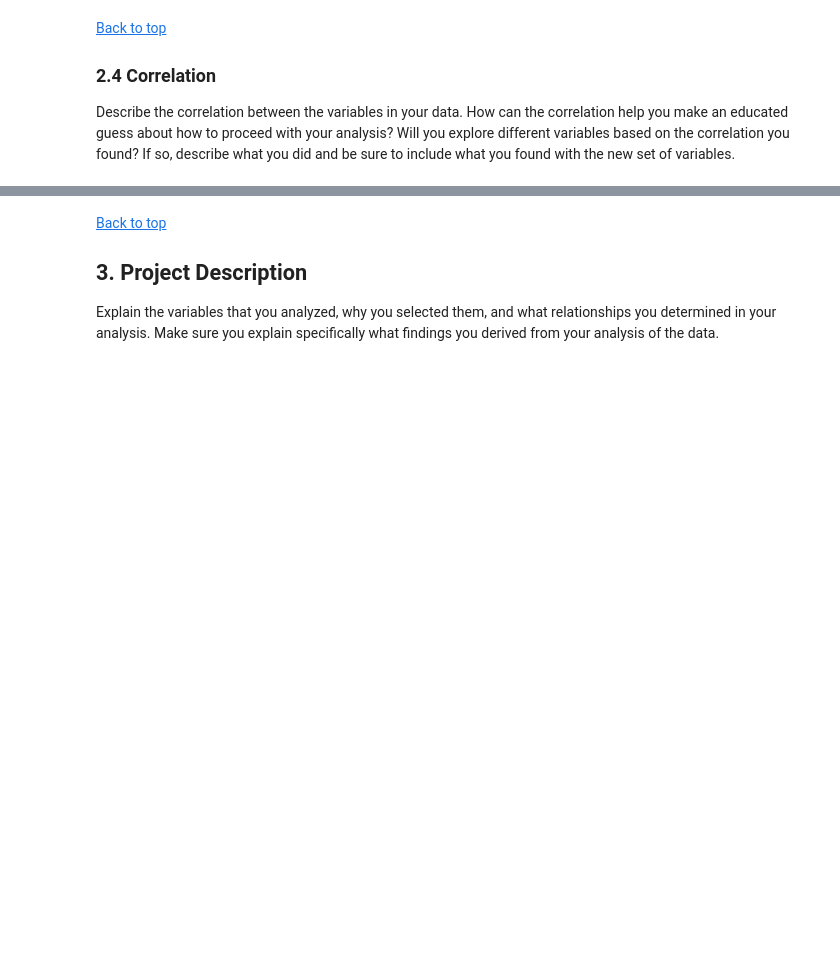
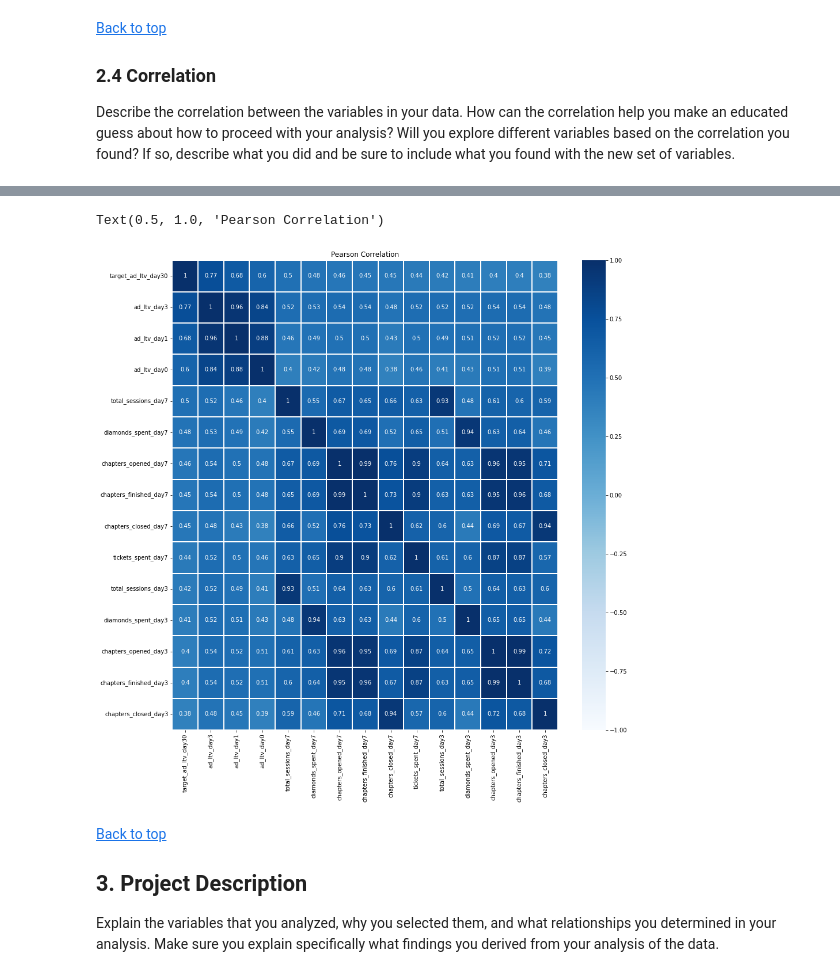
Before and after one commit to vladyslav-honcharuk/IASA_DS_2022_Champ_AIM, a Jupyter notebook: eda-training-model.ipynb, the cells around one changed output, grey strips where cells are left out. Cells and saved outputs as stored; diff of their text form; code cells hidden in the pictures; blank space fills up the shorter version.

```diff
--- a/eda-training-model.ipynb
+++ b/eda-training-model.ipynb
@@ -232,3 +255,15 @@ Describe the correlation between the variables in your data. How can the correla
+# %%
+df_comp = df_with_add.drop([components_target[0], components_target[1], target_variable] , axis=1)
+corr = df_comp.corr()
+cols = corr[components_target[2]].sort_values(ascending=False)[0:15].index
+
+pearsonCorr = df_comp[cols].corr(method='pearson')
+fig = plt.subplots(figsize=(15, 15))
+sns.heatmap(pearsonCorr, vmin=-1,vmax=1, cmap = "Blues", annot=True, linewidth=0.1)
+plt.title("Pearson Correlation")
+# %% [output]
+Text(0.5, 1.0, 'Pearson Correlation')
+[figure, added]
 # %% [markdown]
 
 [Back to top](#Index)
```
Also changed, not shown: parts of 45 cells of this notebook.
